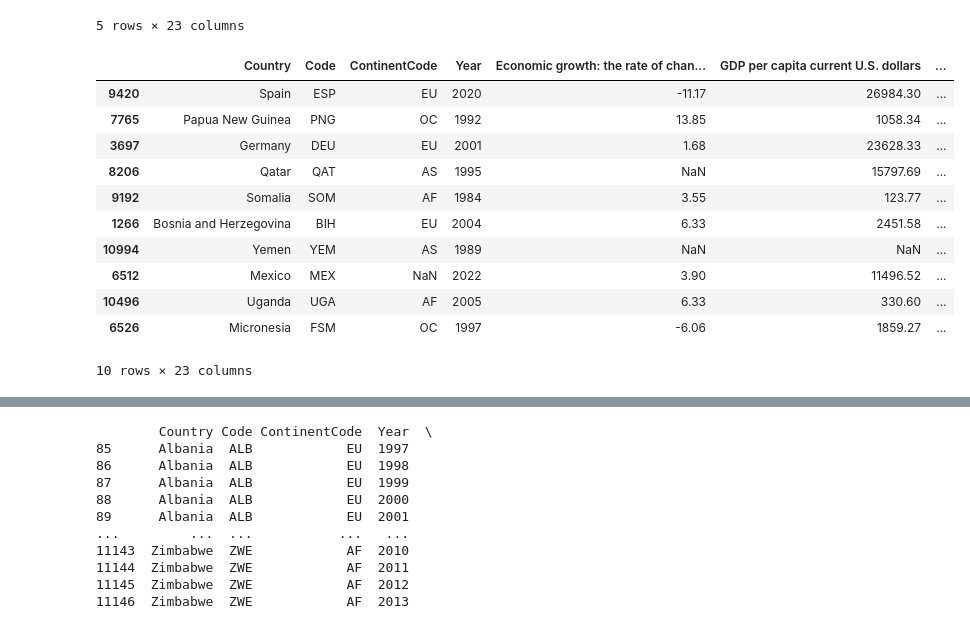
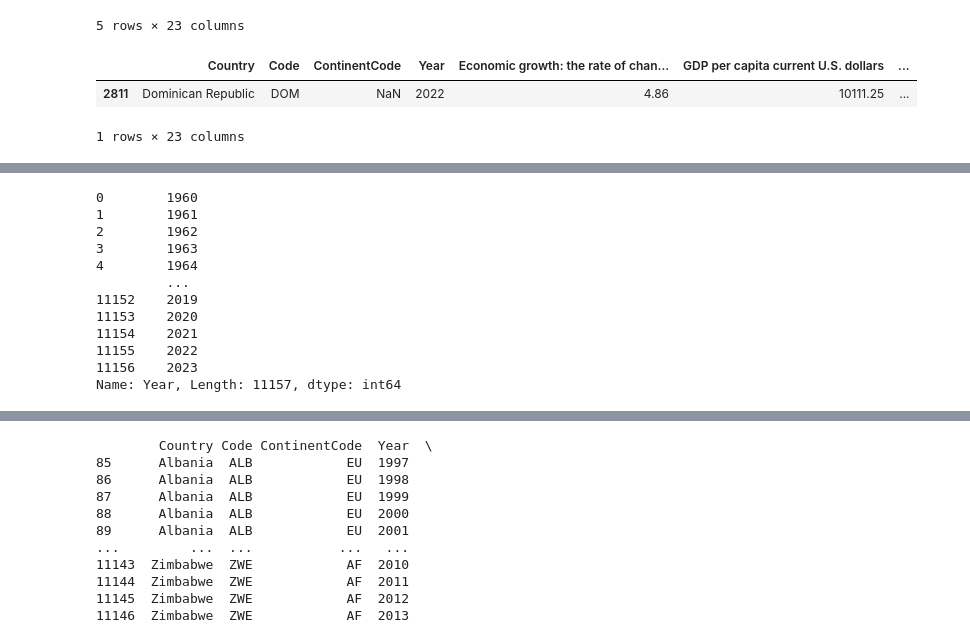
Before and after one commit to Blackbullbjj/eco_v_nukes, a Jupyter notebook: enviornment.ipynb, the cells around one changed output, grey strips where cells are left out. Cells and saved outputs as stored; diff of their text form; code cells hidden in the pictures.

```diff
--- a/enviornment.ipynb
+++ b/enviornment.ipynb
@@ -20,20 +22,11 @@ mass_data.head()
 | 4 | Afghanistan | AFG | AS | 1964 | NaN | 85.51 | ... |
 5 rows × 23 columns
 # %%
-mass_data.sample(10)
+mass_data.sample()
 # %% [output]
 |  | Country | Code | ContinentCode | Year | Economic growth: the rate of chan... | GDP per capita current U.S. dollars | ... |
-| 9420 | Spain | ESP | EU | 2020 | -11.17 | 26984.30 | ... |
-| 7765 | Papua New Guinea | PNG | OC | 1992 | 13.85 | 1058.34 | ... |
-| 3697 | Germany | DEU | EU | 2001 | 1.68 | 23628.33 | ... |
-| 8206 | Qatar | QAT | AS | 1995 | NaN | 15797.69 | ... |
-| 9192 | Somalia | SOM | AF | 1984 | 3.55 | 123.77 | ... |
-| 1266 | Bosnia and Herzegovina | BIH | EU | 2004 | 6.33 | 2451.58 | ... |
-| 10994 | Yemen | YEM | AS | 1989 | NaN | NaN | ... |
-| 6512 | Mexico | MEX | NaN | 2022 | 3.90 | 11496.52 | ... |
-| 10496 | Uganda | UGA | AF | 2005 | 6.33 | 330.60 | ... |
-| 6526 | Micronesia | FSM | OC | 1997 | -6.06 | 1859.27 | ... |
+| 2811 | Dominican Republic | DOM | NaN | 2022 | 4.86 | 10111.25 | ... |
-10 rows × 23 columns
+1 rows × 23 columns
 # %%
 mass_data.describe()
 # %% [output]
@@ -46,3 +39,18 @@ mass_data.describe()
 | 50% | 1996.000000 | 3.830000 | 2044.320000 | 10402.000000 | 3637.420000 | ... |
 | 75% | 2009.000000 | 6.310000 | 8302.130000 | 26662.000000 | 13591.355000 | ... |
 | max | 2023.000000 | 149.970000 | 240862.190000 | 157601.000000 | 228667.940000 | ... |
+# %%
+mass_data['Year']
+# %% [output]
+0        1960
+1        1961
+2        1962
+3        1963
+4        1964
+         ...
+11152    2019
+11153    2020
+11154    2021
+11155    2022
+11156    2023
+Name: Year, Length: 11157, dtype: int64
```
Also changed, not shown: parts of 20 cells of this notebook, 12 other files.
